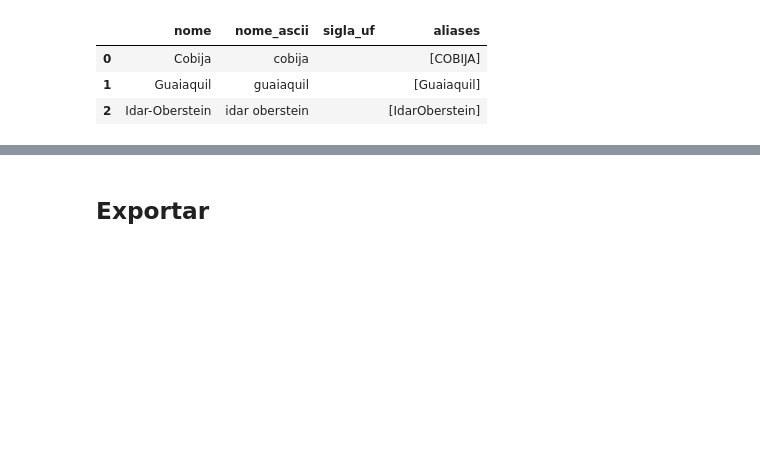
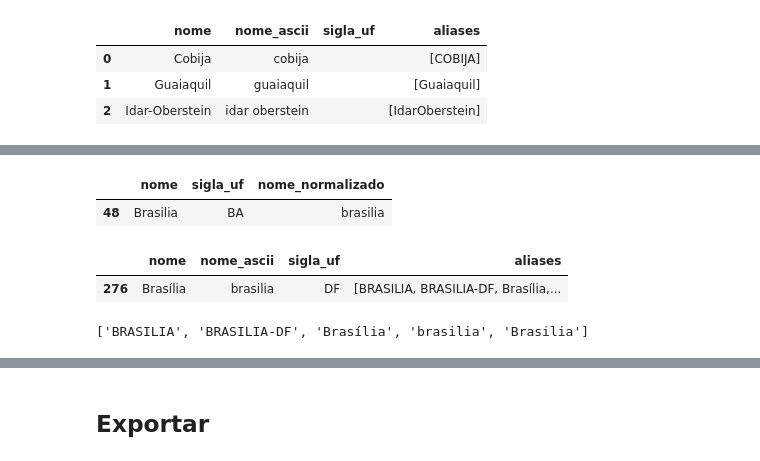
Before and after one commit to marcelsby/tcc-ifg-kg, a Jupyter notebook: notebooks/ifg_produz/Preprocessing UFs e Cidades.ipynb, the cells around one changed output, grey strips where cells are left out. Cells and saved outputs as stored; diff of their text form; code cells hidden in the pictures; blank space fills up the shorter version.

```diff
--- a/notebooks/ifg_produz/Preprocessing UFs e Cidades.ipynb
+++ b/notebooks/ifg_produz/Preprocessing UFs e Cidades.ipynb
@@ -1387,0 +1392,11 @@ cidades_final = pd.concat(cidades_finais, ignore_index=True)
+# %%
+brasilia_from_cidades = cidades[(cidades['nome_normalizado'] == 'brasilia') & (cidades['sigla_uf'] == 'BA')]
+brasilia_from_cidades
+# %% [output]
+|  | nome | sigla_uf | nome_normalizado |
+| 48 | Brasilia | BA | brasilia |
+# %%
+cidades_final[cidades_final['nome_ascii'] == 'brasilia']
+# %% [output]
+|  | nome | nome_ascii | sigla_uf | aliases |
+| 276 | Brasília | brasilia | DF | [BRASILIA, BRASILIA-DF, Brasília,... |
@@ -1387,0 +1405,5 @@ cidades_final = pd.concat(cidades_finais, ignore_index=True)
+# %%
+for alias in cidades_final[cidades_final['nome_ascii'] == 'brasilia']['aliases']:
+    print(alias)
+# %% [output]
+['BRASILIA', 'BRASILIA-DF', 'Brasília', 'brasilia', 'Brasilia']
```
Also changed, not shown: parts of 28 cells of this notebook.
